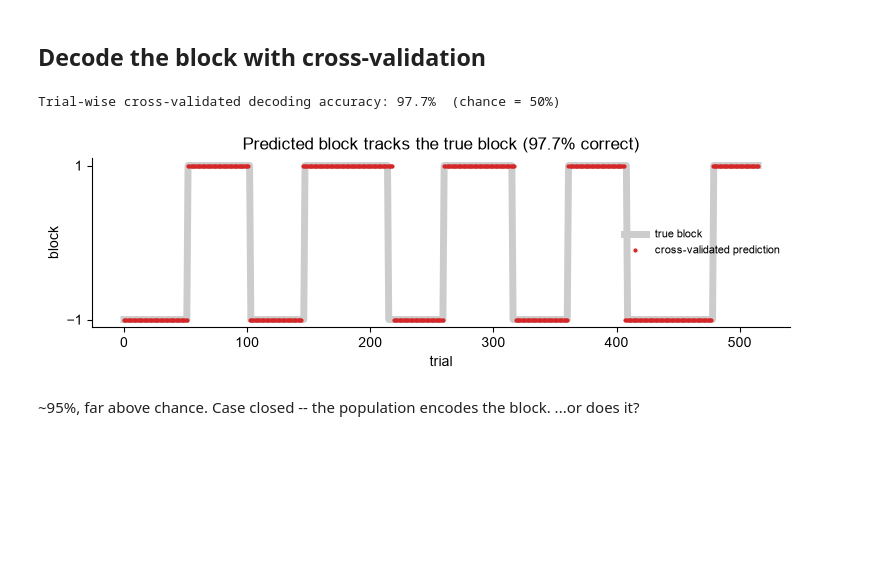
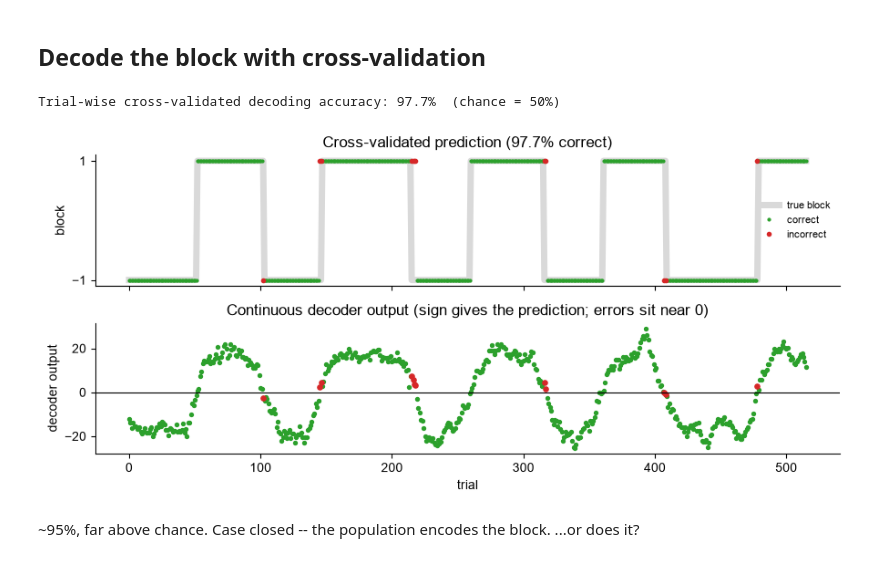
Before and after one commit to SteinmetzLab/GoodAnalysisPractice, a Jupyter notebook: nb4/notebook4_student.ipynb, the cells around one changed output. Cells and saved outputs as stored; diff of their text form; code cells hidden in the pictures; blank space fills up the shorter version.

```diff
--- a/nb4/notebook4_student.ipynb
+++ b/nb4/notebook4_student.ipynb
@@ -109,20 +109,32 @@ plt.show()
 # %%
 acc = trialwise_cv(X, y)      # standard k-fold CV over trials
 print(f'Trial-wise cross-validated decoding accuracy: {acc*100:.1f}%  (chance = 50%)')
 
-# Out-of-fold prediction for every trial (each trial is predicted while held out)
-pred = cross_val_predict(LinearDiscriminantAnalysis(), X, y,
-                         cv=KFold(10, shuffle=True, random_state=0))
-fig, ax = plt.subplots(figsize=(9, 2.2))
-ax.plot(y, '-', color='0.8', lw=5, label='true block')
-ax.plot(pred, '.', color='tab:red', ms=4, label='cross-validated prediction')
-ax.set_xlabel('trial'); ax.set_ylabel('block'); ax.set_yticks([-1, 1])
-ax.set_title(f'Predicted block tracks the true block ({acc*100:.1f}% correct)')
-ax.legend(frameon=False, loc='center right', fontsize=8)
+# Out-of-fold outputs for every trial (each trial is predicted while held out):
+cv = KFold(10, shuffle=True, random_state=0)
+pred  = cross_val_predict(LinearDiscriminantAnalysis(), X, y, cv=cv)                         # class (+/-1)
+score = cross_val_predict(LinearDiscriminantAnalysis(), X, y, cv=cv, method='decision_function')  # continuous
+correct = pred == y
+
+fig, axes = plt.subplots(2, 1, figsize=(9, 4.2), sharex=True)
+# (top) binary prediction vs true block, colored by whether it is correct
+axes[0].plot(y, '-', color='0.85', lw=5, label='true block')
+axes[0].plot(np.where(correct)[0], pred[correct], '.', color='tab:green', ms=4, label='correct')
+axes[0].plot(np.where(~correct)[0], pred[~correct], '.', color='tab:red', ms=6, label='incorrect')
+axes[0].set_ylabel('block'); axes[0].set_yticks([-1, 1])
+axes[0].set_title(f'Cross-validated prediction ({acc*100:.1f}% correct)')
+axes[0].legend(frameon=False, loc='center right', fontsize=8)
+# (bottom) the continuous decoder output (before thresholding at 0)
+axes[1].scatter(np.where(correct)[0], score[correct], color='tab:green', s=8)
+axes[1].scatter(np.where(~correct)[0], score[~correct], color='tab:red', s=14)
+axes[1].axhline(0, color='k', lw=0.8)
+axes[1].set_xlabel('trial'); axes[1].set_ylabel('decoder output')
+axes[1].set_title('Continuous decoder output (sign gives the prediction; errors sit near 0)')
+plt.tight_layout()
 plt.show()
 # %% [output]
 Trial-wise cross-validated decoding accuracy: 97.7%  (chance = 50%)
-[figure, old version]
+[figure, new version]
 # %% [markdown]
 ~95%, far above chance. Case closed -- the population encodes the block. ...or
 does it?
```
Also changed, not shown: 5 other files.
